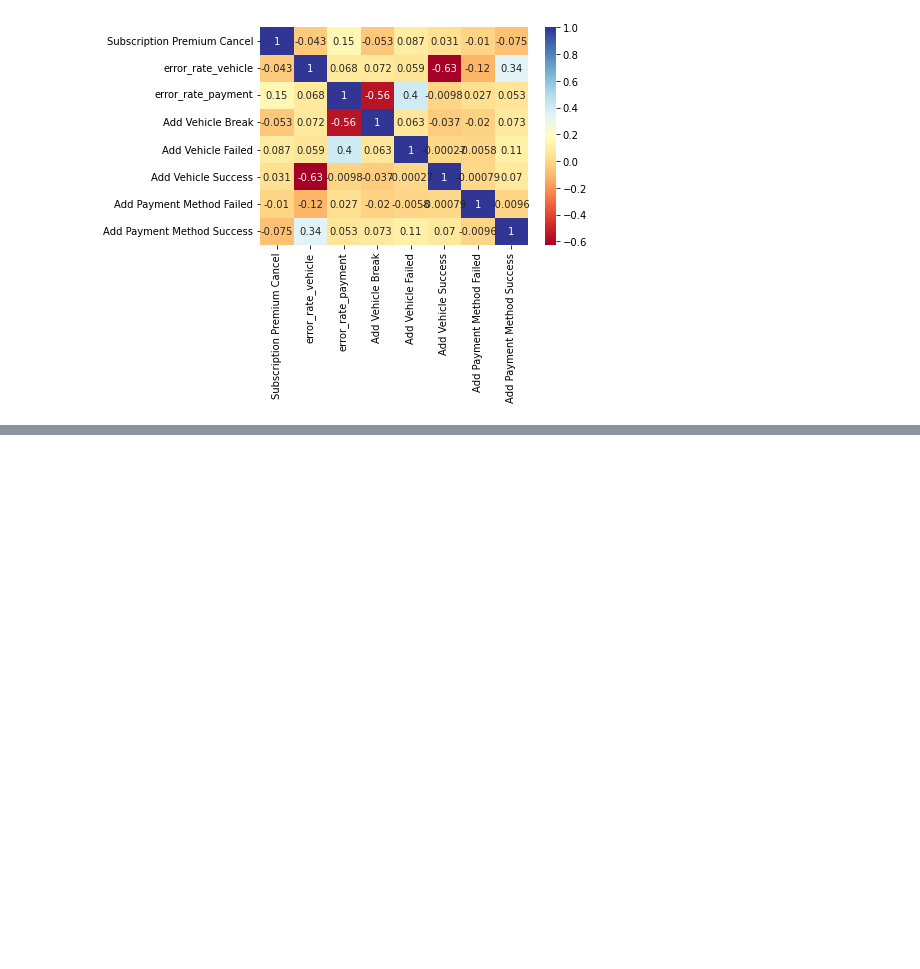
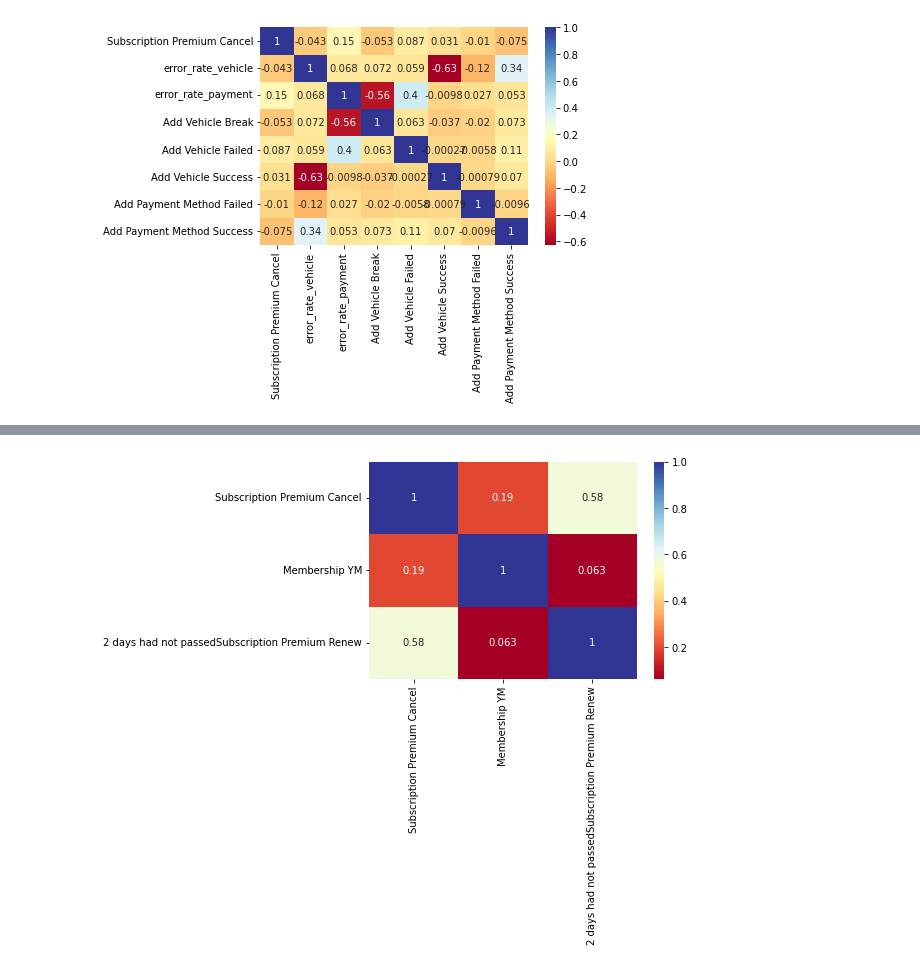
Before and after one commit to ZheZheDoshka/int20h_cryptomonks, a Jupyter notebook: preprocessing.ipynb, the cells around one changed output, grey strips where cells are left out. Saved outputs shown, nothing was run; the diff lists cells and outputs as text; code cells hidden in the pictures; blank space fills up the shorter version.

```diff
--- a/preprocessing.ipynb
+++ b/preprocessing.ipynb
@@ -363,0 +591,22 @@ array(['{"Id":"85298a4db30c1fb4f302b117f0b2b0fc","Amount":"-20"}',
+# %%
+event = "Subscription Premium Cancel"
+renew_check["last date "+event] = renew_check.apply(last_event_activity, axis=1)
+subscription_check["last date "+event] = subscription_check.apply(last_event_activity, axis=1)
+
+
+
+event =  'Subscription Premium Renew'
+renew_check["last date "+ event] = renew_check.apply(last_event_activity, axis=1)
+#renew_check["Membership"] = renew_check.apply(membership_type, axis=1)
+renew_check["Membership YM"]  = renew_check.apply(membership_type, axis=1)
+renew_check["2 days had not passed" + event]  = renew_check.apply(event_difference_less_than_2_days, axis=1)
+
+event =  'Subscription Premium'
+subscription_check["Membership YM"]  = subscription_check.apply(membership_type, axis=1)
+# %%
+
+tv =  ['Subscription Premium', 'Sign Up']
+for ev in tv:
+    event = ev
+    subscription_check["last date "+event] = subscription_check.apply(last_event_activity, axis=1)
+    subscription_check["2 days had not passed"+ event] = subscription_check.apply(event_difference_less_than_2_days, axis=1)
@@ -363,0 +627,9 @@ array(['{"Id":"85298a4db30c1fb4f302b117f0b2b0fc","Amount":"-20"}',
+# %%
+renew_check = renew_check.drop(['Subscription Premium Renew'], axis = 1)
+subscription_check = subscription_check.drop(['Subscription Premium', 'Sign Up'], axis = 1)
+# %%
+
+dataplot = sns.heatmap(renew_check.corr(), cmap="RdYlBu", annot=True)
+plt.show()
+# %% [output]
+[figure, added]
```
Also changed, not shown: parts of 41 cells of this notebook, 2 other files.
